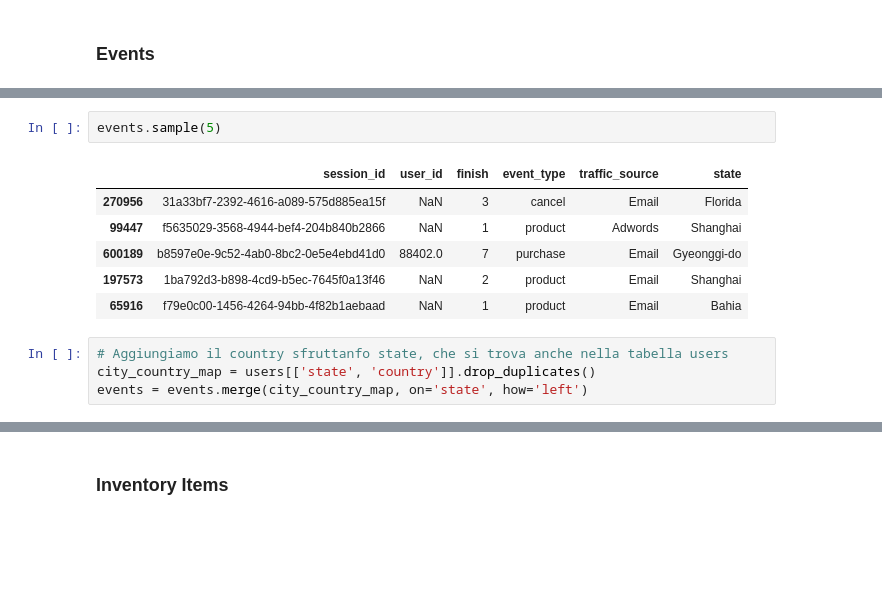
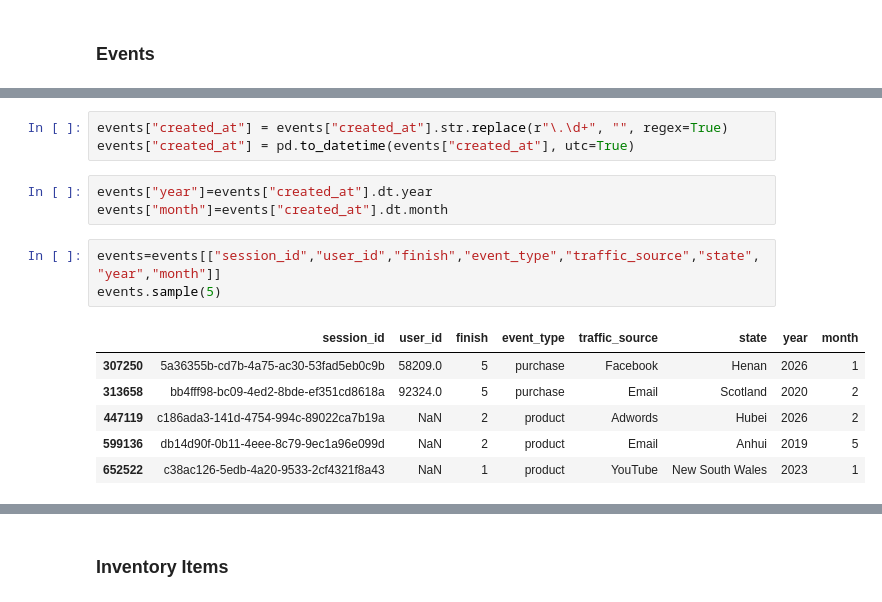
Before and after one commit to edoardo-belingheri/final_project, a Jupyter notebook: notebooks/pulizia_dati.ipynb, the cells around one changed output, grey strips where cells are left out. Saved outputs shown, nothing was run; the diff lists cells and outputs as text; blank space fills up the shorter version.

```diff
--- a/notebooks/pulizia_dati.ipynb
+++ b/notebooks/pulizia_dati.ipynb
@@ -74,13 +77,16 @@ memory usage: 31.2 MB
+# %%
+events["created_at"] = events["created_at"].str.replace(r"\.\d+", "", regex=True)
+events["created_at"] = pd.to_datetime(events["created_at"], utc=True)
+# %%
+events["year"]=events["created_at"].dt.year
+events["month"]=events["created_at"].dt.month
 # %%
+events=events[["session_id","user_id","finish","event_type","traffic_source","state","year","month"]]
 events.sample(5)
 # %% [output]
-|  | session_id | user_id | finish | event_type | traffic_source | state |
-| 270956 | 31a33bf7-2392-4616-a089-575d885ea15f | NaN | 3 | cancel | Email | Florida |
-| 99447 | f5635029-3568-4944-bef4-204b840b2866 | NaN | 1 | product | Adwords | Shanghai |
-| 600189 | b8597e0e-9c52-4ab0-8bc2-0e5e4ebd41d0 | 88402.0 | 7 | purchase | Email | Gyeonggi-do |
-| 197573 | 1ba792d3-b898-4cd9-b5ec-7645f0a13f46 | NaN | 2 | product | Email | Shanghai |
-| 65916 | f79e0c00-1456-4264-94bb-4f82b1aebaad | NaN | 1 | product | Email | Bahia |
+|  | session_id | user_id | finish | event_type | traffic_source | state | year | month |
+| 307250 | 5a36355b-cd7b-4a75-ac30-53fad5eb0c9b | 58209.0 | 5 | purchase | Facebook | Henan | 2026 | 1 |
+| 313658 | bb4fff98-bc09-4ed2-8bde-ef351cd8618a | 92324.0 | 5 | purchase | Email | Scotland | 2020 | 2 |
+| 447119 | c186ada3-141d-4754-994c-89022ca7b19a | NaN | 2 | product | Adwords | Hubei | 2026 | 2 |
+| 599136 | db14d90f-0b11-4eee-8c79-9ec1a96e099d | NaN | 2 | product | Email | Anhui | 2019 | 5 |
+| 652522 | c38ac126-5edb-4a20-9533-2cf4321f8a43 | NaN | 1 | product | YouTube | New South Wales | 2023 | 1 |
-# %%
-# Aggiungiamo il country sfruttanfo state, che si trova anche nella tabella users
-city_country_map = users[['state', 'country']].drop_duplicates()
-events = events.merge(city_country_map, on='state', how='left')
```
Also changed, not shown: parts of 39 cells of this notebook, 8 other files.
